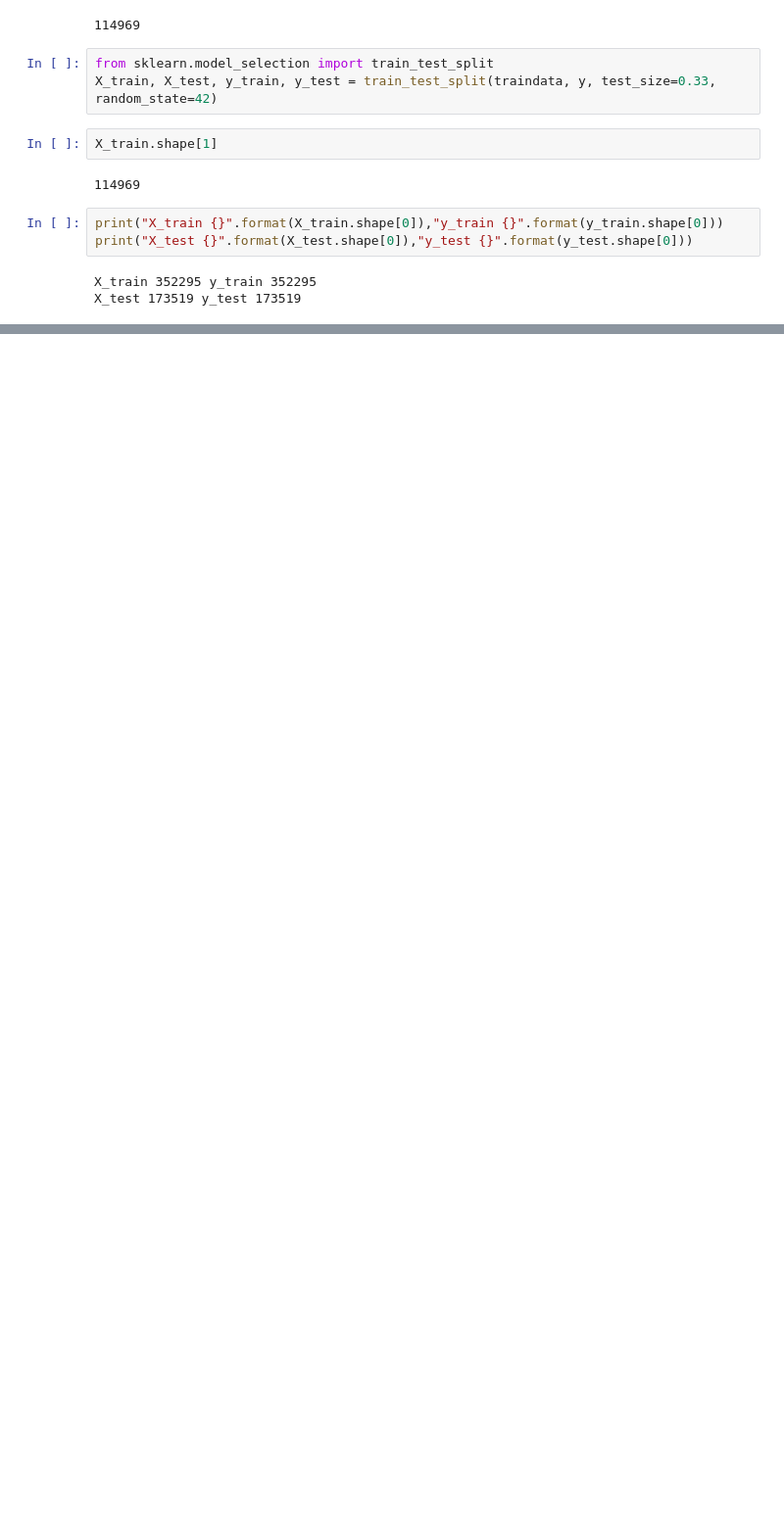
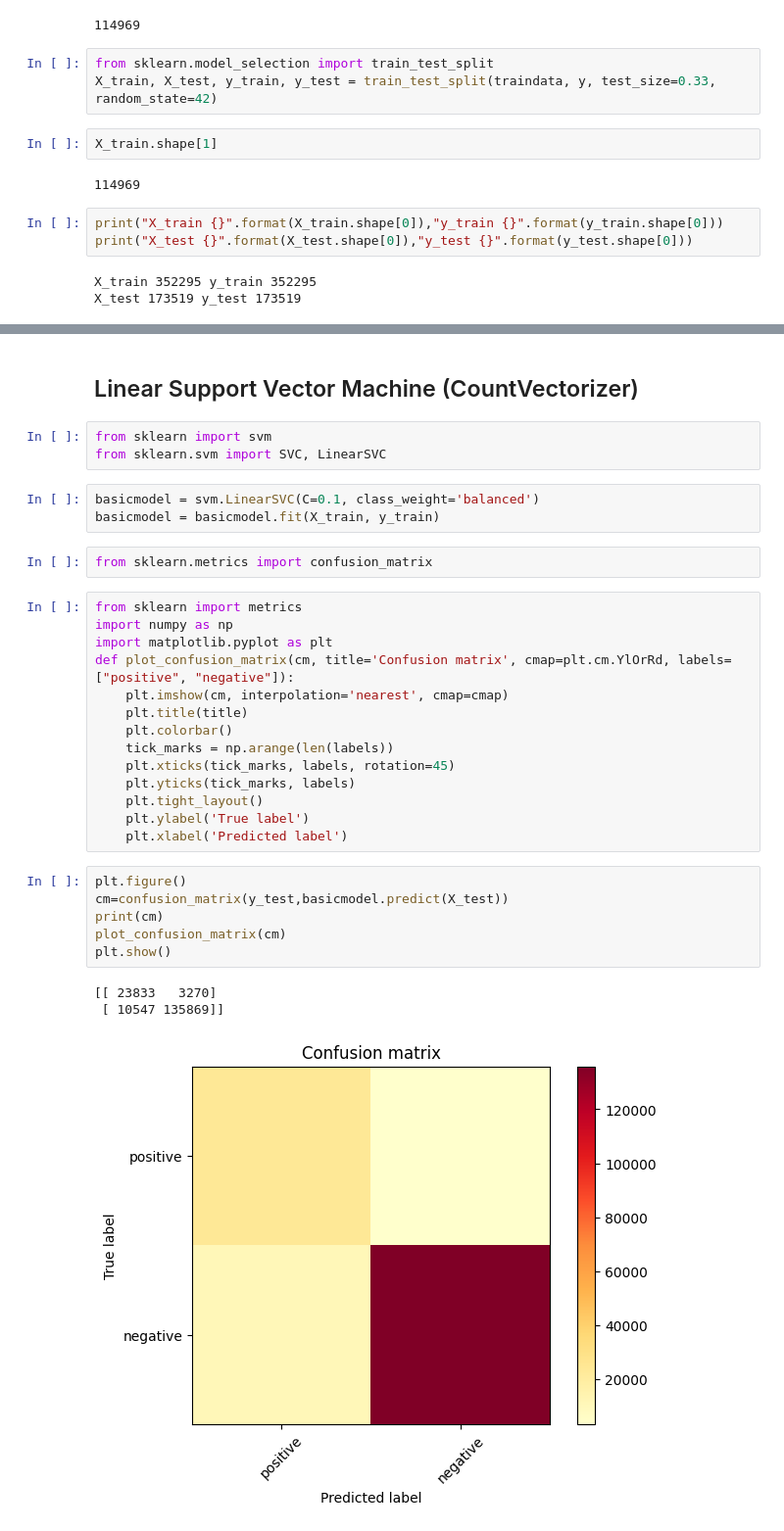
Before and after one commit to dhanush-suresh/SentimentAnalysis, a Jupyter notebook: SentimentAnalysis.ipynb, the cells around one changed output, grey strips where cells are left out. Shown at 98% size. Drawn from its saved outputs; the diff is of its cells as text; blank space fills up the shorter version.

```diff
--- a/SentimentAnalysis.ipynb
+++ b/SentimentAnalysis.ipynb
@@ -217,0 +286,34 @@ X_test 173519 y_test 173519
+# %% [markdown]
+## Linear Support Vector Machine (CountVectorizer)
+# %%
+from sklearn import svm
+from sklearn.svm import SVC, LinearSVC
+# %%
+basicmodel = svm.LinearSVC(C=0.1, class_weight='balanced')
+basicmodel = basicmodel.fit(X_train, y_train)
+# %%
+from sklearn.metrics import confusion_matrix
+# %%
+from sklearn import metrics
+import numpy as np
+import matplotlib.pyplot as plt
+def plot_confusion_matrix(cm, title='Confusion matrix', cmap=plt.cm.YlOrRd, labels=["positive", "negative"]):
+    plt.imshow(cm, interpolation='nearest', cmap=cmap)
+    plt.title(title)
+    plt.colorbar()
+    tick_marks = np.arange(len(labels))
+    plt.xticks(tick_marks, labels, rotation=45)
+    plt.yticks(tick_marks, labels)
+    plt.tight_layout()
+    plt.ylabel('True label')
+    plt.xlabel('Predicted label')
+# %%
+plt.figure()
+cm=confusion_matrix(y_test,basicmodel.predict(X_test))
+print(cm)
+plot_confusion_matrix(cm)
+plt.show()
+# %% [output]
+[[ 23833   3270]
+ [ 10547 135869]]
+[figure, added]
```
Also changed, not shown: parts of 41 cells of this notebook.
